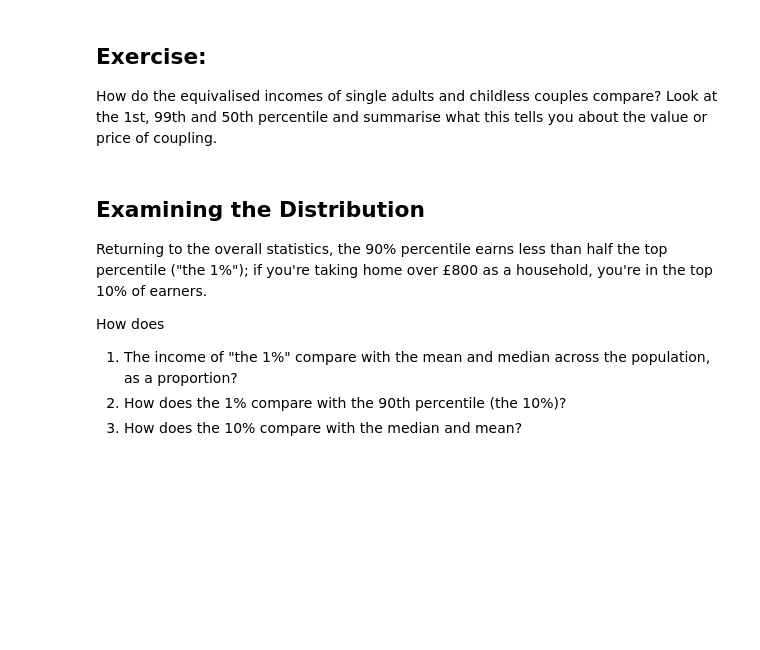
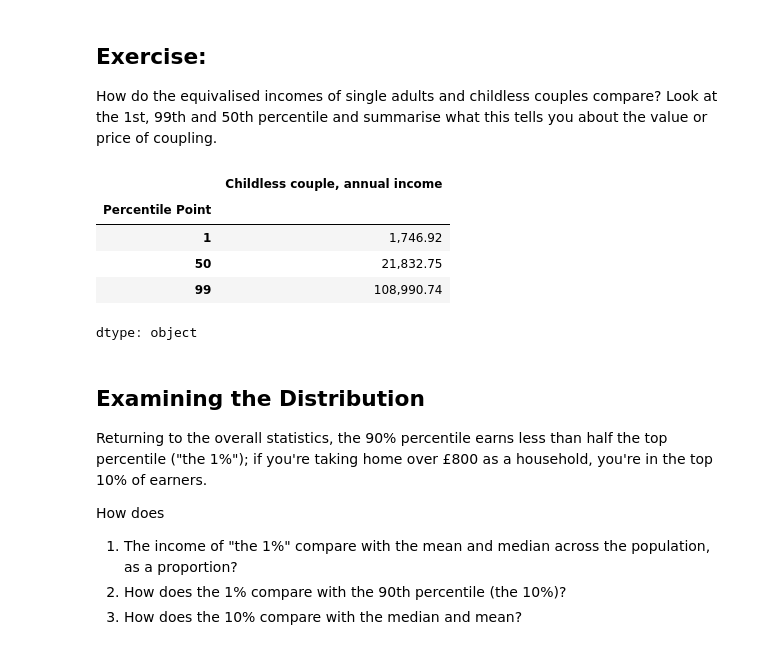
Before and after one commit to 0guojialin0-droid/QM2, a Jupyter notebook: “W2_Working_with_Data_in_Pandas_ipynb”的副本.ipynb, the cells around one changed output. Drawn from its saved outputs; the diff is of its cells as text; code cells hidden in the pictures; blank space fills up the shorter version.

```diff
--- a/“W2_Working_with_Data_in_Pandas_ipynb”的副本.ipynb
+++ b/“W2_Working_with_Data_in_Pandas_ipynb”的副本.ipynb
@@ -182,6 +186,18 @@ So, to recap, we can now access a particular **row** using *loc[index number]*,
 ## Exercise:
 
 How do the equivalised incomes of single adults and childless couples compare? Look at the 1st, 99th and 50th percentile and summarise what this tells you about the value or price of coupling.
+# %%
+
+income['Single adult'].loc[[1, 50, 99]]
+
+income['Childless couple, annual income'].loc[[1, 50, 99]]
+# %% [output]
+|  | Childless couple, annual income |
+| Percentile Point |  |
+| 1 | 1,746.92 |
+| 50 | 21,832.75 |
+| 99 | 108,990.74 |
+dtype: object
 # %% [markdown]
 ## Examining the Distribution
 
```
Also changed, not shown: parts of 16 cells of this notebook.
